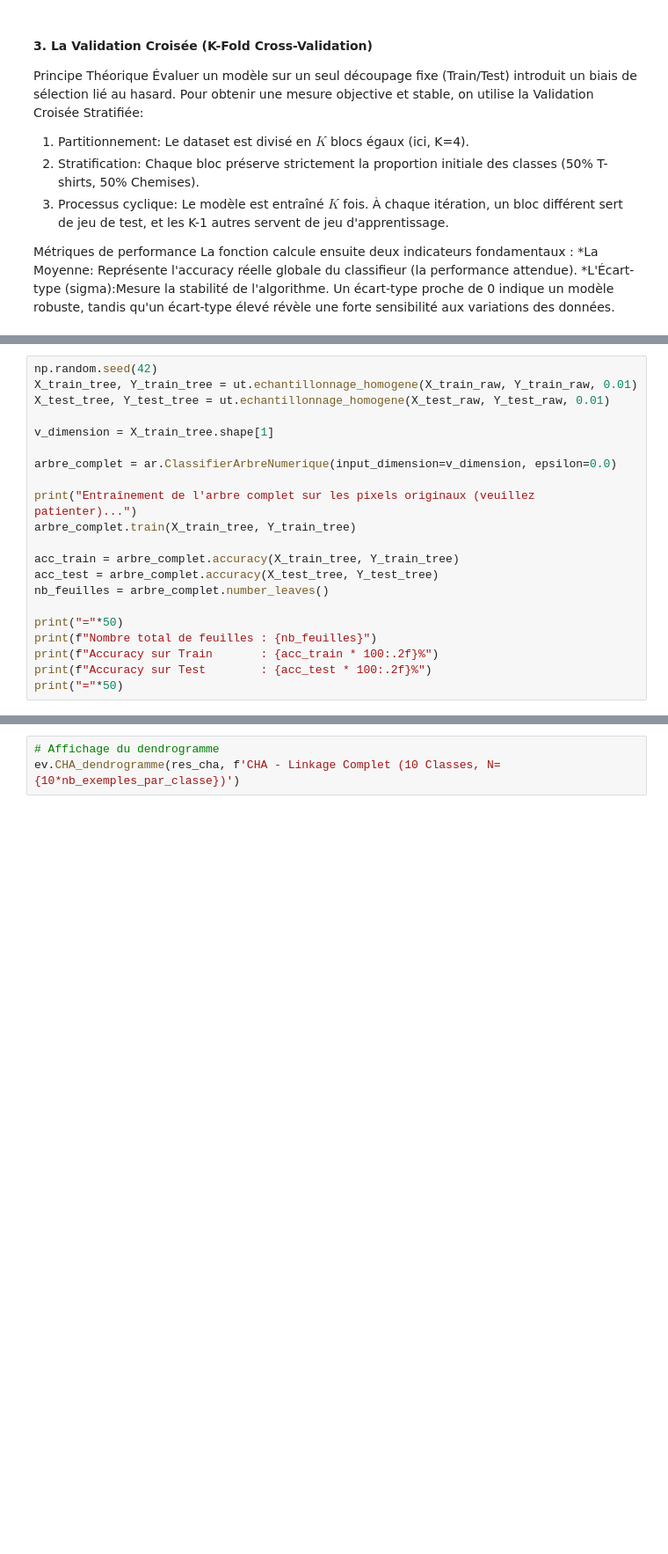
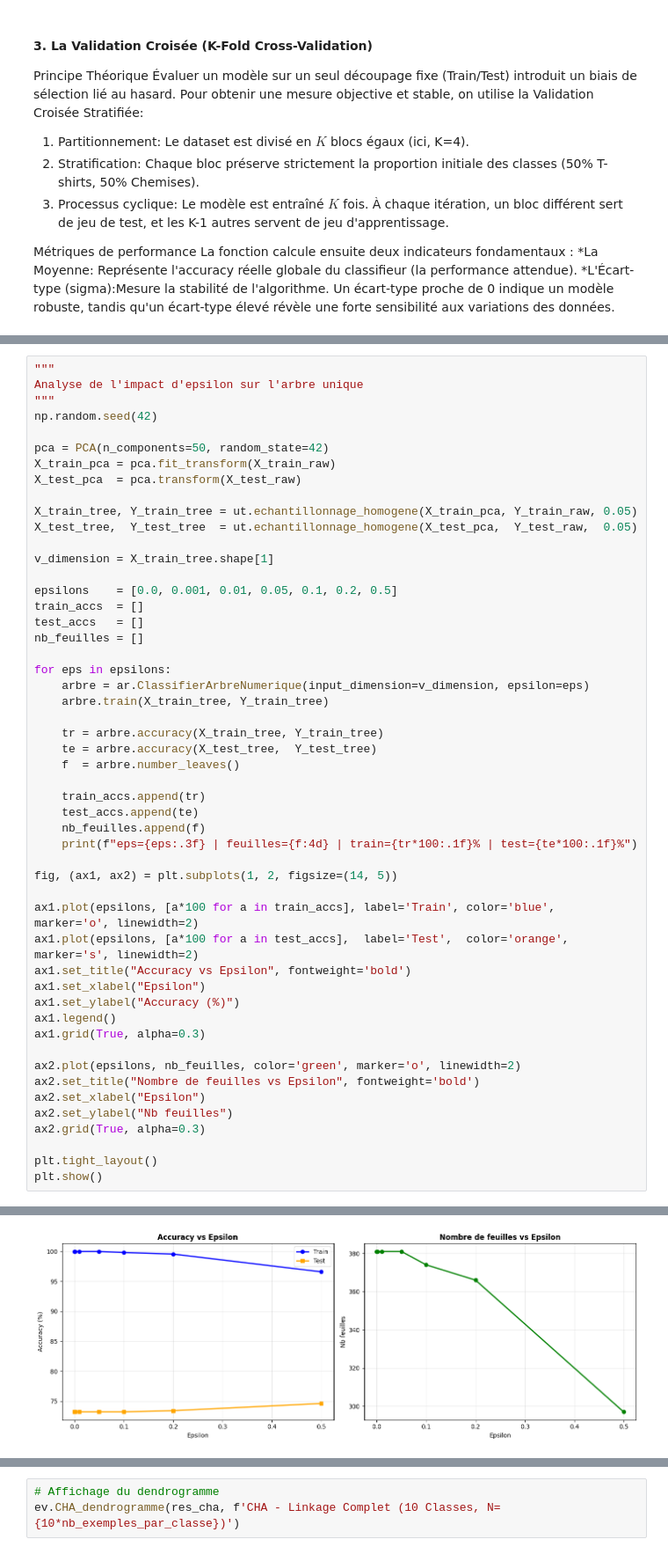
Before and after one commit to Aooooult/fashion-mnist-project, a Jupyter notebook: Projet/projet-GURENKO_NOEL.ipynb, the cells around one changed output, grey strips where cells are left out. Shown at 88% size. Saved outputs shown, nothing was run; the diff lists cells and outputs as text; blank space fills up the shorter version.

```diff
--- a/Projet/projet-GURENKO_NOEL.ipynb
+++ b/Projet/projet-GURENKO_NOEL.ipynb
@@ -1042,22 +1015,52 @@ La visualisation du graphe généré par `ClassifierArbreNumerique` permet de me
 # %%
+"""
+Analyse de l'impact d'epsilon sur l'arbre unique
+"""
 np.random.seed(42)
-X_train_tree, Y_train_tree = ut.echantillonnage_homogene(X_train_raw, Y_train_raw, 0.01)
-X_test_tree, Y_test_tree = ut.echantillonnage_homogene(X_test_raw, Y_test_raw, 0.01)
+
+pca = PCA(n_components=50, random_state=42)
+X_train_pca = pca.fit_transform(X_train_raw)
+X_test_pca  = pca.transform(X_test_raw)
+
+X_train_tree, Y_train_tree = ut.echantillonnage_homogene(X_train_pca, Y_train_raw, 0.05)
+X_test_tree,  Y_test_tree  = ut.echantillonnage_homogene(X_test_pca,  Y_test_raw,  0.05)
 
 v_dimension = X_train_tree.shape[1]
 
-arbre_complet = ar.ClassifierArbreNumerique(input_dimension=v_dimension, epsilon=0.0)
+epsilons    = [0.0, 0.001, 0.01, 0.05, 0.1, 0.2, 0.5]
+train_accs  = []
+test_accs   = []
+nb_feuilles = []
 
-print("Entraînement de l'arbre complet sur les pixels originaux (veuillez patienter)...")
-arbre_complet.train(X_train_tree, Y_train_tree)
+for eps in epsilons:
+    arbre = ar.ClassifierArbreNumerique(input_dimension=v_dimension, epsilon=eps)
+    arbre.train(X_train_tree, Y_train_tree)
 
-acc_train = arbre_complet.accuracy(X_train_tree, Y_train_tree)
-acc_test = arbre_complet.accuracy(X_test_tree, Y_test_tree)
-nb_feuilles = arbre_complet.number_leaves()
+    tr = arbre.accuracy(X_train_tree, Y_train_tree)
+    te = arbre.accuracy(X_test_tree,  Y_test_tree)
+    f  = arbre.number_leaves()
 
-print("="*50)
-print(f"Nombre total de feuilles : {nb_feuilles}")
-print(f"Accuracy sur Train       : {acc_train * 100:.2f}%")
-print(f"Accuracy sur Test        : {acc_test * 100:.2f}%")
-print("="*50)
+    train_accs.append(tr)
+    test_accs.append(te)
+    nb_feuilles.append(f)
+    print(f"eps={eps:.3f} | feuilles={f:4d} | train={tr*100:.1f}% | test={te*100:.1f}%")
+
+fig, (ax1, ax2) = plt.subplots(1, 2, figsize=(14, 5))
+
+ax1.plot(epsilons, [a*100 for a in train_accs], label='Train', color='blue',   marker='o', linewidth=2)
+ax1.plot(epsilons, [a*100 for a in test_accs],  label='Test',  color='orange', marker='s', linewidth=2)
+ax1.set_title("Accuracy vs Epsilon", fontweight='bold')
+ax1.set_xlabel("Epsilon")
+ax1.set_ylabel("Accuracy (%)")
+ax1.legend()
+ax1.grid(True, alpha=0.3)
+
+ax2.plot(epsilons, nb_feuilles, color='green', marker='o', linewidth=2)
+ax2.set_title("Nombre de feuilles vs Epsilon", fontweight='bold')
+ax2.set_xlabel("Epsilon")
+ax2.set_ylabel("Nb feuilles")
+ax2.grid(True, alpha=0.3)
+
+plt.tight_layout()
+plt.show()
 # %% [output]
@@ -1069,0 +1074 @@ Accuracy sur Test        : 65.00%
+[figure, added]
```
Also changed, not shown: parts of 22 cells of this notebook, 3 other files.
